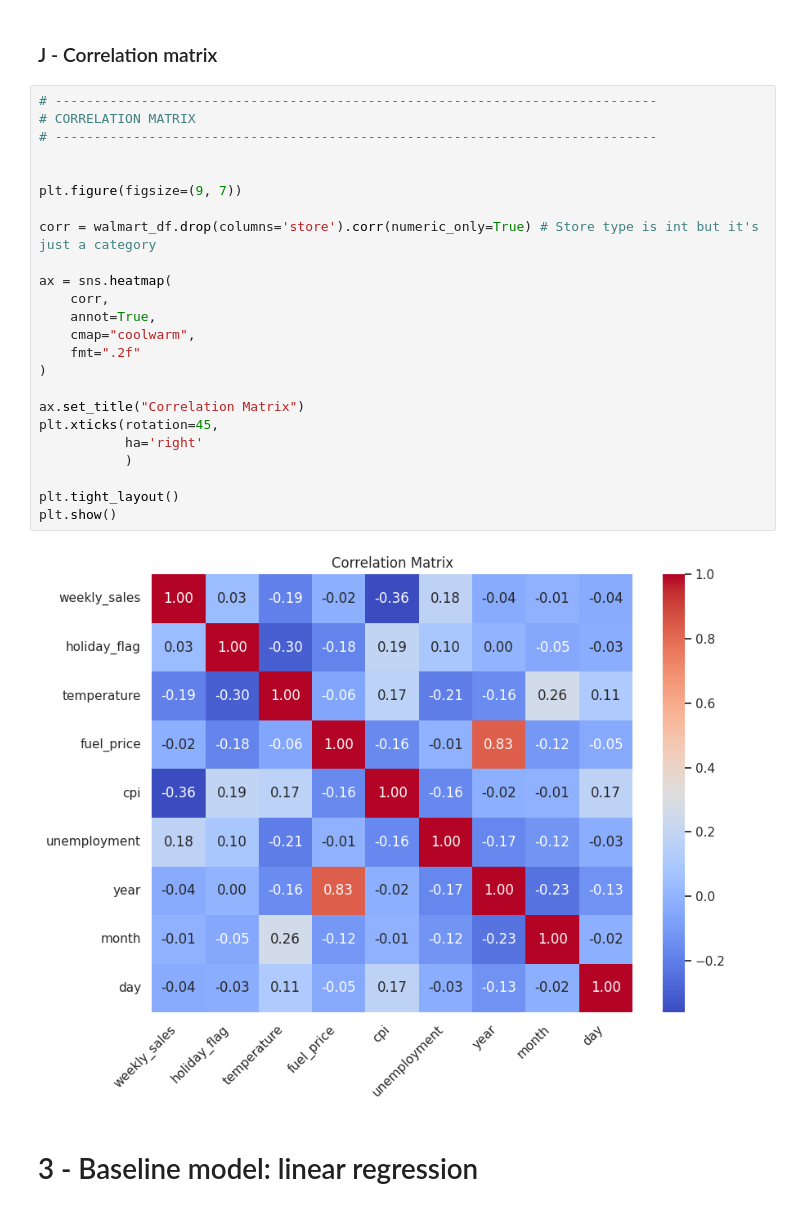
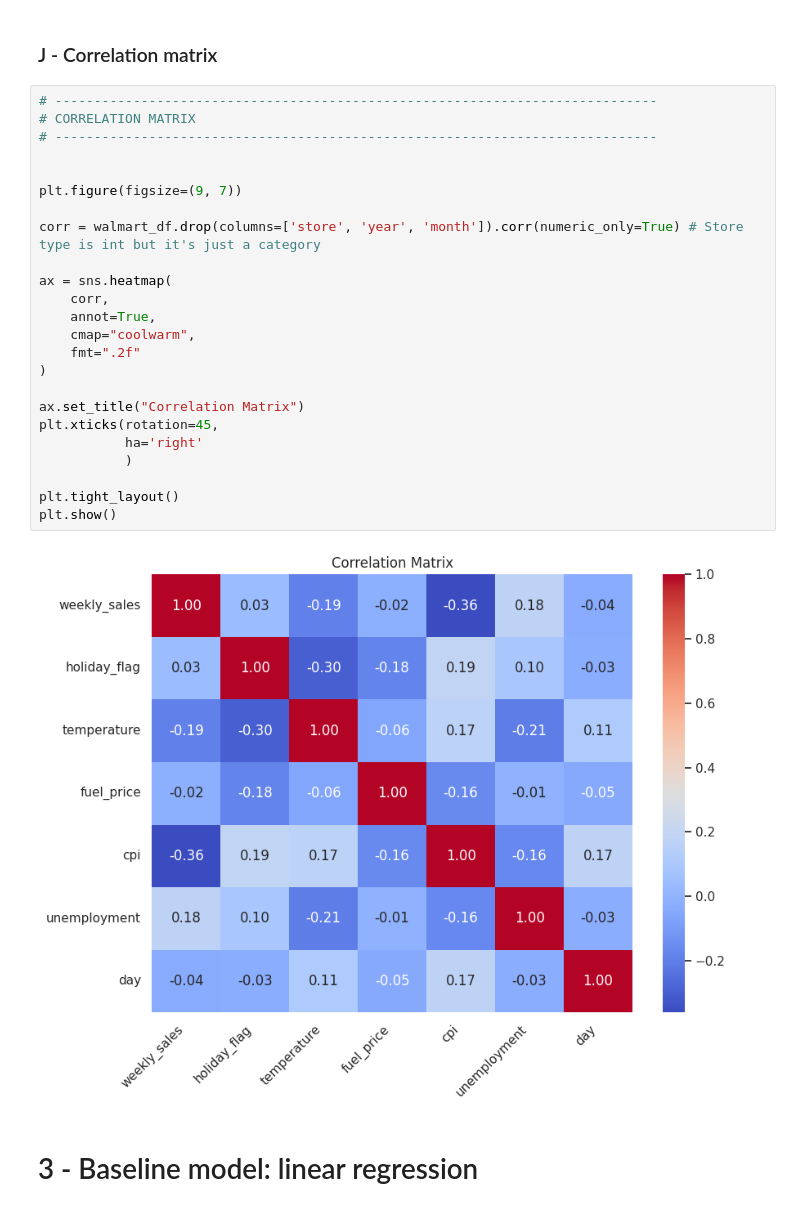
Before and after one commit to Gargamelch/Walmart_Sales, a Jupyter notebook: Walmart_Sales.ipynb, the cells around one changed output. Drawn from its saved outputs; the diff is of its cells as text.

```diff
--- a/Walmart_Sales.ipynb
+++ b/Walmart_Sales.ipynb
@@ -651,29 +651,29 @@ Gap: 7.4x spread between stores
 # %%
 # -----------------------------------------------------------------------------
 # CORRELATION MATRIX
 # -----------------------------------------------------------------------------
 
 
 plt.figure(figsize=(9, 7))
 
-corr = walmart_df.drop(columns='store').corr(numeric_only=True) # Store type is int but it's just a category
+corr = walmart_df.drop(columns=['store', 'year', 'month']).corr(numeric_only=True) # Store type is int but it's just a category
 
 ax = sns.heatmap(
     corr,
     annot=True,
     cmap="coolwarm",
     fmt=".2f"
 )
 
 ax.set_title("Correlation Matrix")
 plt.xticks(rotation=45,
            ha='right'
            )
 
 plt.tight_layout()
 plt.show()
 # %% [output]
-[figure, old version]
+[figure, new version]
 # %% [markdown]
 # 3 - Baseline model: linear regression
 # %% [markdown]
```
Also changed, not shown: 1 other file.
